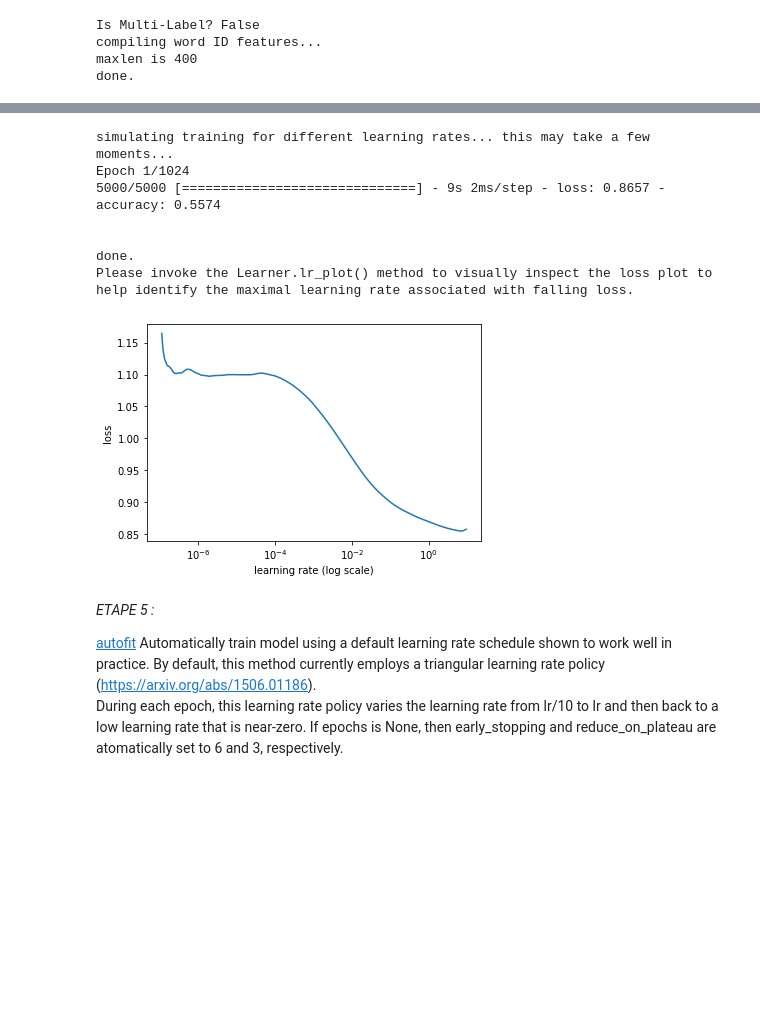
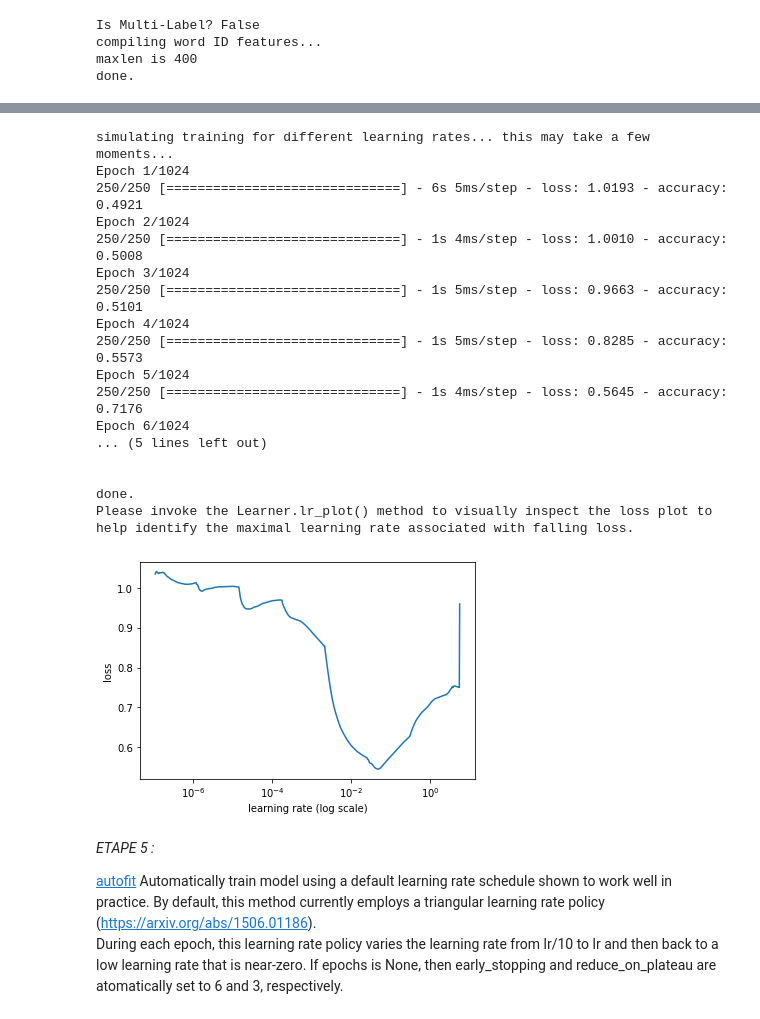
Before and after one commit to nicolashernandez/teaching_nlp, a Jupyter notebook: 05_Classification_de_textes.ipynb, the cells around one changed output, grey strips where cells are left out. Saved outputs shown, nothing was run; the diff lists cells and outputs as text; code cells hidden in the pictures; blank space fills up the shorter version.

```diff
--- a/05_Classification_de_textes.ipynb
+++ b/05_Classification_de_textes.ipynb
@@ -60,0 +190,12 @@ Le mode d'exécution GPU est nécessaire pour le fine-tuning de BERT ci-dessous.
+# %%
+ratio = 5 # percent of the data
+
+train_df = hf_dataset_split_to_df(get_dataset_split_ratio(allocine_dataset['train'], 42, ratio))
+val_df = hf_dataset_split_to_df(get_dataset_split_ratio(allocine_dataset['validation'], 42, ratio))
+test_df = hf_dataset_split_to_df(get_dataset_split_ratio(allocine_dataset['test'], 42, ratio))
+
+print(train_df.head())
+print(train_df.describe())
+print('len(train_df) :', len(train_df))
+print('len(val_df) :', len(val_df))
+print('len(test_df) :', len(test_df))
@@ -255,17 +263,0 @@ print ('y_test',  len(y_test))
-# %%
-import pandas as pd
-
-# Create DataFrame
-def huggingface_dataset_split_to_dataframe (huggingface_dataset_split):
-  df = pd.DataFrame(huggingface_dataset_split)
-  # https://github.com/amaiya/ktrain/blob/master/examples/text/ArabicHotelReviews-nbsvm.ipynb
-  df['label'] = df['label'].apply(lambda x: 'negative' if x == 0 else 'positive')
-  df = pd.concat([df, df.label.astype('str').str.get_dummies()], axis=1, sort=False)
-  df = train_df[['review', 'negative', 'positive']]
-  return df
-
-train_df = huggingface_dataset_split_to_dataframe(allocine_dataset['train'])
-val_df = huggingface_dataset_split_to_dataframe(allocine_dataset['validation'])
-test_df = huggingface_dataset_split_to_dataframe(allocine_dataset['test'])
-
-train_df.head()
@@ -351,7 +336,7 @@ Cette étape est commune aux modèles FastText et NBSVM (`preprocess_mode='stand
 #MAXLEN = 2000
 #NGRAMS_SIZE = 3
 
-(x_train, y_train), (x_val, y_val), preproc = text.texts_from_df (train_df,
+(x_train_preproc, y_train_preproc), (x_val_preproc, y_val_preproc), preproc = text.texts_from_df (train_df,
                                                                    'review', # name of column containing review text
                                                                    label_columns=['negative', 'positive'],
                                                                    val_df=val_df, # if None, 10% of data will be used for validation
@@ -398,10 +383,10 @@ y_train [[1. 0.]
 *ETAPE 2 et 3:*
 # %%
 # Build and return a text classification model https://amaiya.github.io/ktrain/text/index.html#ktrain.text.text_classifier
-model = text.text_classifier('fasttext', (x_train, y_train), preproc=preproc)
+fasttext_model = text.text_classifier('fasttext', (x_train_preproc, y_train_preproc), preproc=preproc)
 
 # Returns a Learner instance that can be used to tune and train Keras models https://amaiya.github.io/ktrain/index.html#ktrain.get_learner
-learner = ktrain.get_learner(model, train_data=(x_train, y_train), val_data=(x_val, y_val))
+fasttext_learner = ktrain.get_learner(fasttext_model, train_data=(x_train_preproc, y_train_preproc), val_data=(x_val_preproc, y_val_preproc))
 # %% [output]
 Is Multi-Label? False
 compiling word ID features...
@@ -412,16 +405,27 @@ done.
 # %%
 # recherche d'un bon taux d'apprentissage
-learner.lr_find()
-learner.lr_plot()
+# you can set max_epochs (e.g., max_epochs=5) to estimate LR
+fasttext_learner.lr_find() #
+fasttext_learner.lr_plot()
 # %% [output]
 simulating training for different learning rates... this may take a few moments...
 Epoch 1/1024
-5000/5000 [==============================] - 9s 2ms/step - loss: 0.8657 - accuracy: 0.5574
+250/250 [==============================] - 6s 5ms/step - loss: 1.0193 - accuracy: 0.4921
+Epoch 2/1024
+250/250 [==============================] - 1s 4ms/step - loss: 1.0010 - accuracy: 0.5008
+Epoch 3/1024
+250/250 [==============================] - 1s 5ms/step - loss: 0.9663 - accuracy: 0.5101
+Epoch 4/1024
+250/250 [==============================] - 1s 5ms/step - loss: 0.8285 - accuracy: 0.5573
+Epoch 5/1024
+250/250 [==============================] - 1s 4ms/step - loss: 0.5645 - accuracy: 0.7176
+Epoch 6/1024
+... (5 lines left out)
 
 
 done.
 Please invoke the Learner.lr_plot() method to visually inspect the loss plot to help identify the maximal learning rate associated with falling loss.
-[figure, old version]
+[figure, new version]
 # %% [markdown]
 *ETAPE 5 :*
 
```
Also changed, not shown: parts of 80 cells of this notebook.
